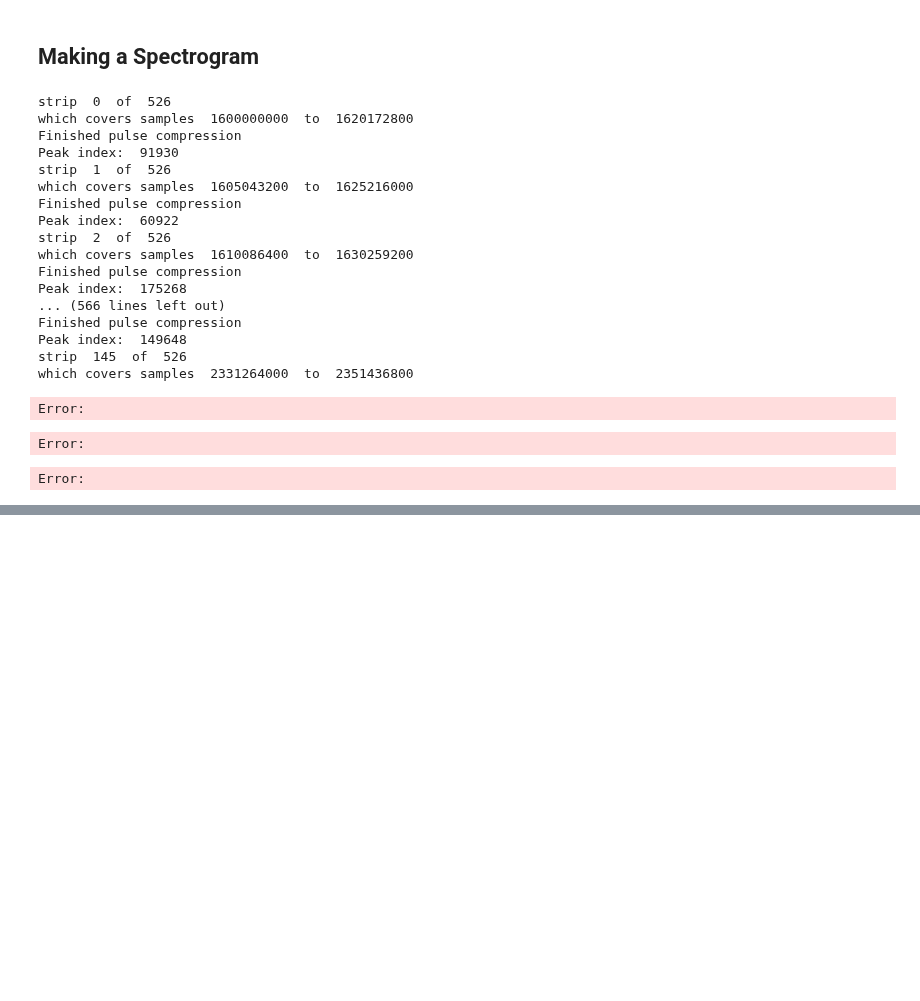
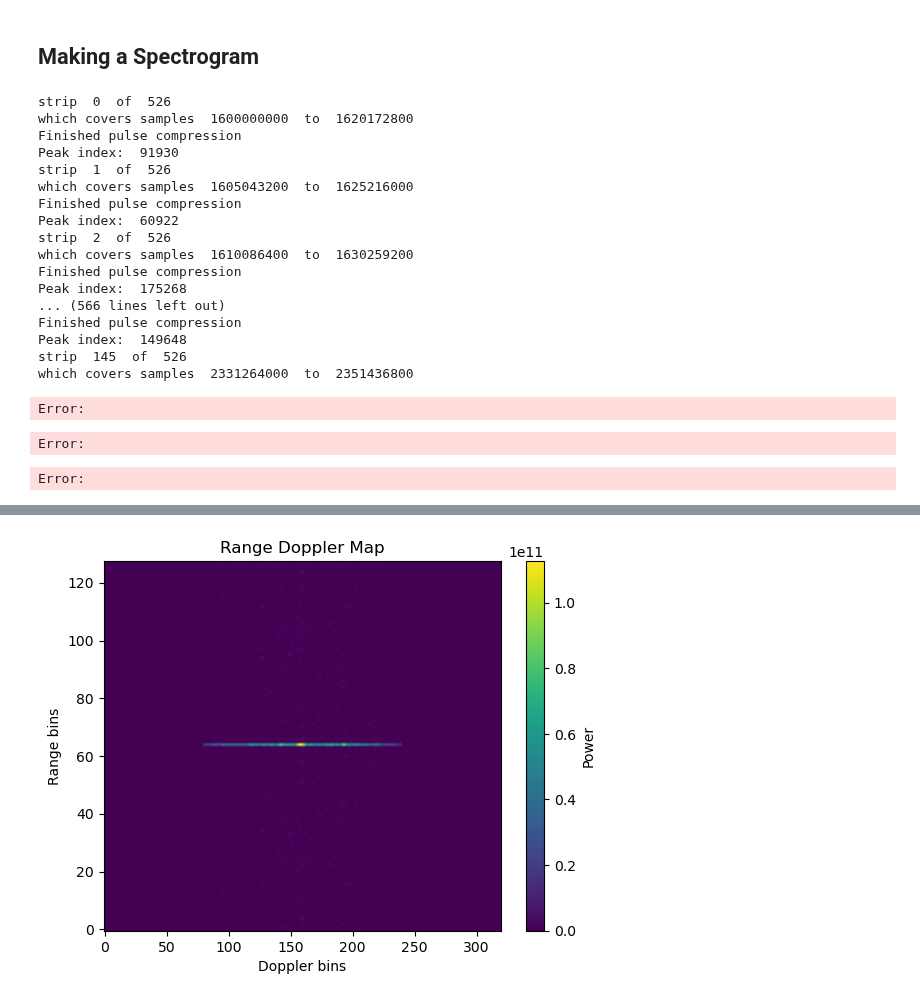
Before and after one commit to phoeberyder/atlas_rb, a Jupyter notebook: intelsat_33e.ipynb, the cells around one changed output, grey strips where cells are left out. Drawn from its saved outputs; the diff is of its cells as text; code cells hidden in the pictures; blank space fills up the shorter version.

Commit message:
redid sstart to spectrogram

```diff
--- a/intelsat_33e.ipynb
+++ b/intelsat_33e.ipynb
@@ -443,0 +522,87 @@ plt.show()
+# %%
+peak_range_history = []
+peak_doppler_history = []
+# %%
+for n in range(20):
+
+    print("strip ", n, " of ", number_of_strips_in_spectrogram)
+    cdat_pc = np.zeros((height, points), dtype=complex)
+    start_index = cpi_jump_samples*n + startoffset
+    end_index = cpi_jump_samples*(n+1)+ reduced_length + startoffset - cpi_jump_samples
+    print('which covers samples ', start_index, " to ", end_index)
+    pola_reduced = iq_samples_not_down[start_index:end_index]
+    dat = pola_reduced.reshape((height, points))
+    #getting range rate for template pulse
+    ts = load.timescale()
+    s = (cpi_jump_samples/16e6)*n
+    t_tle = ts.utc(2025, 2, 5, 13, 45, s)
+    print('time for tle is ', t_tle.utc_iso())
+    range_rate_from_tle = range_finder_general(intelsat_tle, t_tle, 'lovell')[1]
+    tau_dot = range_rate_from_tle/c #normalised range rate
+    k = np.arange(points)
+    t1=np.linspace(0,pri,points,endpoint=False)
+    baseband_offset_term = np.exp(-2j*np.pi*f1*t1*tau_dot)
+    chirp_term= np.exp(1j*np.pi*alpha*t1**2*(1-tau_dot)**2)
+    envelope_term = rect((t1)/(Tp*(1+tau_dot)))
+    template = baseband_offset_term*chirp_term*envelope_term
+    print('Template pulse made.')
+
+    #doing pulse compression
+    for i in range(height):
+        start_sec=i*pri
+        end_sec=(i+1)*pri
+        t=np.linspace(start_sec,end_sec,points,endpoint=False)
+        received_pulse=dat[i]
+        phase_ramp=np.exp(2j*np.pi*freq*(t+tau_dot+(Tp/2))) #doppler phase correction
+        signal1_fft = np.fft.fft(received_pulse)
+        signal2_fft = np.fft.fft(template)
+        correlation2 = np.fft.ifft(signal1_fft * signal2_fft.conjugate()*phase_ramp)
+        cdat_pc[i,:]=correlation2
+    print('Pulse compression complete')
+
+    power = (np.abs(cdat_pc))**2
+    spectrum = np.sum(power, axis=0)
+    # plt.plot(spectrum)
+    # plt.show()
+    # print(np.argmax(spectrum))
+
+    freqs = np.fft.fftshift(np.fft.fftfreq(points, (1/samp_rate)))
+
+    spectrum_peak = 147775 #np.argmax(spectrum)
+
+    lower = spectrum_peak - 80
+    upper = spectrum_peak + 80
+
+    power_detection = power[:, lower:upper].T
+
+    power_detection_padded = np.zeros((power_detection.shape[0]+160, power_detection.shape[1]))
+    for i in range(power_detection.shape[1]):
+        power_detection_padded[:, i] = np.pad(power_detection[:, i], (160//2, 160//2), mode='constant')
+
+    window = np.hanning(power_detection_padded.shape[0])
+    power_detection_p_and_w = np.zeros_like(power_detection_padded)
+    for i in range(power_detection_padded.shape[1]):
+        power_detection_p_and_w[:, i] = power_detection_padded[:, i] * window
+
+    unshifted_range_doppler = np.fft.fft(power_detection_p_and_w.T, axis=0)
+    range_doppler_map = np.fft.fftshift(unshifted_range_doppler, axes=0)
+    rd_abs = np.abs(range_doppler_map ** 2)
+    plt.imshow(rd_abs, origin='lower', aspect='auto')
+    plt.title('Range Doppler Map')
+    plt.xlabel('Doppler bins')
+    plt.ylabel('Range bins')
+    plt.colorbar(label='Power')
+    plt.show()
+
+    peaks = np.sum(rd_abs, axis = 0)
+    peak = np.argmax(peaks)
+    strip = rd_abs[:, peak:peak+1]
+    print('Peak index: ', peak)
+    peak_range_history.append(peak)
+    # print(spectrogram[:, n:n+1])
+    spectrogram[:, n:n+1] = strip
+    peaks_r = np.sum(rd_abs, axis = 1)
+    peak_r = np.argmax(peaks_r)
+    strip_r = rd_abs[peak_r:peak_r+1, :]
+    rcm[:, n:n+1] = strip_r.T
+# %% [output]
@@ -443,0 +614 @@ plt.show()
+[figure, added]
```
Also changed, not shown: parts of 7 cells of this notebook, 1 other file.
